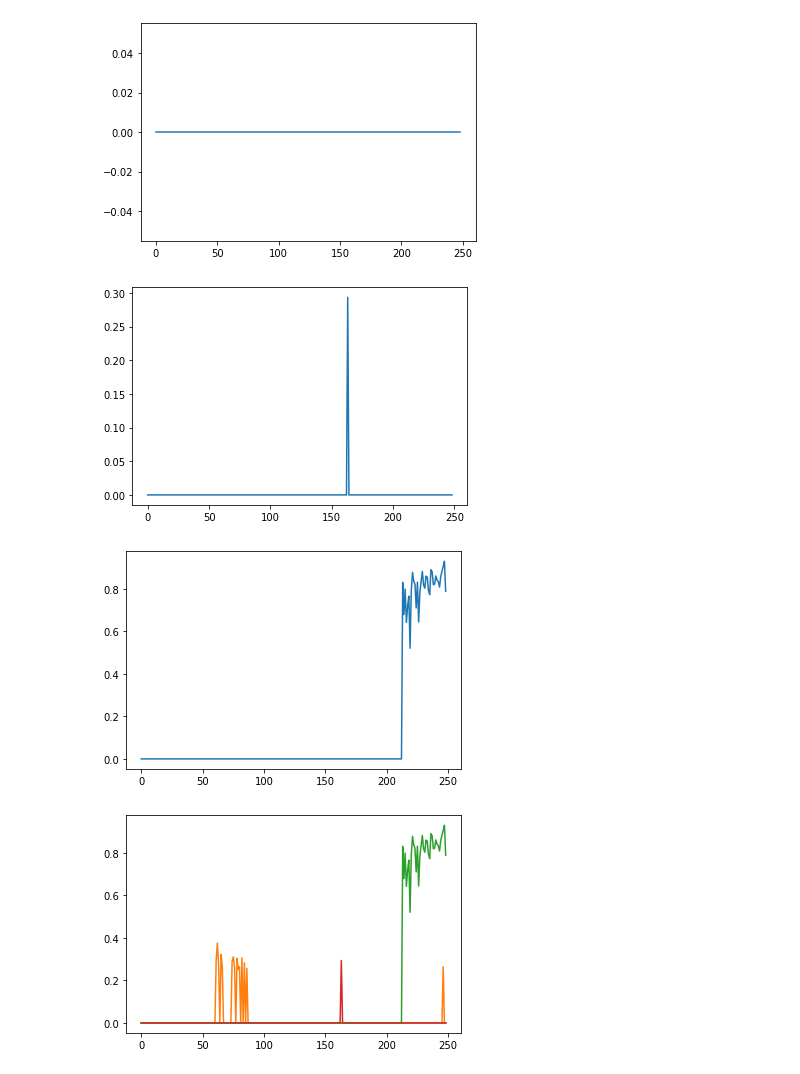
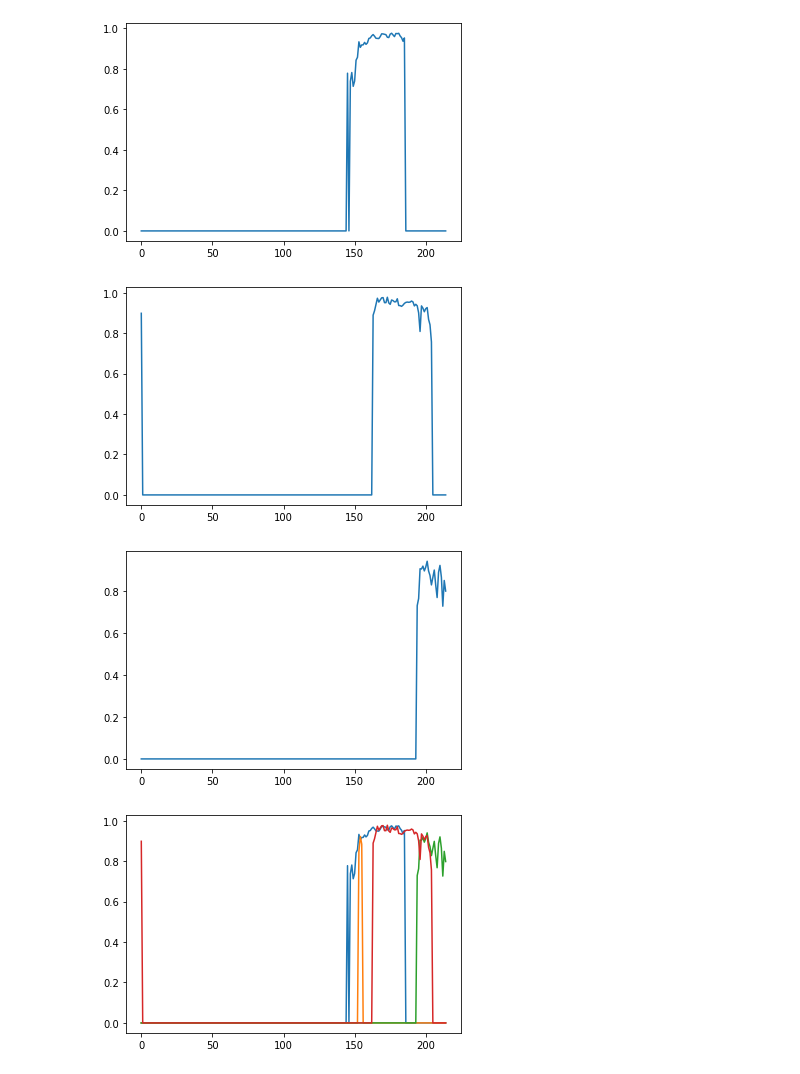
Before and after one commit to thofes/SJ_distance, a Jupyter notebook: 2022-12-24_Vorselektion.ipynb, the cells around one changed output. Drawn from its saved outputs; the diff is of its cells as text; code cells hidden in the pictures.

Commit message:
Vorselektion to Show

```diff
--- a/2022-12-24_Vorselektion.ipynb
+++ b/2022-12-24_Vorselektion.ipynb
@@ -23,11 +23,22 @@ Resolving deltas: 100% (9412/9412), done.
 /content/yolov5
 # %%
-landing_pic = "/content.gdrive/MyDrive/Vorselektion/78"
-Path_Result = '/content.gdrive/MyDrive/Vorselektion/Yolo_skijumper_bigger/78'
+import os
+
+landing_pic = "/content.gdrive/MyDrive/Showroom/BilderEwoxxneu/51"
+Path_Result = '/content.gdrive/MyDrive/Vorselektion/Yolo_landing_frame/51'
+
+if os.path.isdir(Path_Result):
+  print("Path exists")
+else:
+  os.mkdir(Path_Result)
+  print("Path was not existing")
 
 %cd /content/yolov5
-!python detect_Auswertung.py --weights "/content.gdrive/MyDrive/TL_Skijumper_bigger/best_8.pt" --name 'org' --save-crop --source {landing_pic} --project {Path_Result} --save-txt
+#!python detect_Auswertung.py --weights "/content.gdrive/MyDrive/TL_Skijumper_bigger/best_8.pt" --name 'org' --save-crop --source {landing_pic} --project {Path_Result} --save-txt
 #!python detect_Auswertung.py --weights "/content.gdrive/MyDrive/TL_Skijumper_bigger/best_8.pt" --name 'maxdetuno' --save-crop --source {landing_pic} --project {Path_Result} --save-txt --max-det 1
 #!python detect_Auswertung.py --weights "/content.gdrive/MyDrive/TL_Skijumper_bigger/best_8.pt" --name 'maxdetconfthres' --save-crop --source {landing_pic} --project {Path_Result} --save-txt --max-det 1 --conf-thres 0.5
 #!python detect_Auswertung.py --weights "/content.gdrive/MyDrive/TL_Skijumper_bigger/best_8.pt" --name 'maxdetconfthres08coords' --save-crop --source {landing_pic} --project {Path_Result} --save-txt --max-det 1 --conf-thres 0.8
+name = 'maxdetconfthres06'
+#!python detect_Auswertung.py --weights "/content.gdrive/MyDrive/TL_Landing_Frame_big/best_20_epochs.pt" --name 'org' --save-crop --source {landing_pic} --project {Path_Result} --save-txt
+!python detect_Auswertung.py --weights "/content.gdrive/MyDrive/TL_Landing_Frame_big/best_20_epochs.pt" --name {name} --save-crop --source {landing_pic} --project {Path_Result} --save-txt --max-det 1 --conf-thres 0.6
 # %% [output]
@@ -52,7 +63,7 @@ Results saved to /content.gdrive/MyDrive/Vorselektion/Yolo_skijumper_bigger/78/o
 import json
 import numpy as np
 
-with open("/content.gdrive/MyDrive/Vorselektion/Yolo_skijumper_bigger/78/org/list.json", "r") as fp:
+with open(Path_Result + '/' + name + '/list.json', "r") as fp:
     data = json.load(fp)
 
 
@@ -83,0 +95,5 @@ print(conf)
+# %%
+print(np.argmax(conf))
+print(max(conf))
+pics = round((len(index))/4)
+print(pics)
@@ -94,9 +114,9 @@ plt.show()
 # %%
-xaxis = np.arange(249)
-y1 = conf[0:249]
-y2 = conf[250:499]
-y3 = conf[500:749]
-y4 = conf[750:999]
+xaxis = np.arange(pics-1)
+y1 = conf[0:int(pics-1)]
+y2 = conf[int(pics):int(2*pics-1)]
+y3 = conf[int(2*pics):int(3*pics-1)]
+y4 = conf[int(3*pics):int(4*pics-1)]
 
 plt.plot(xaxis, y2)
 plt.show()
@@ -117,5 +137,5 @@ plt.show()
-[figure, old version]
+[figure, new version]
-[figure, old version]
+[figure, new version]
-[figure, old version]
+[figure, new version]
-[figure, old version]
+[figure, new version]
 # %%
```
Also changed, not shown: parts of 8 cells of this notebook.
